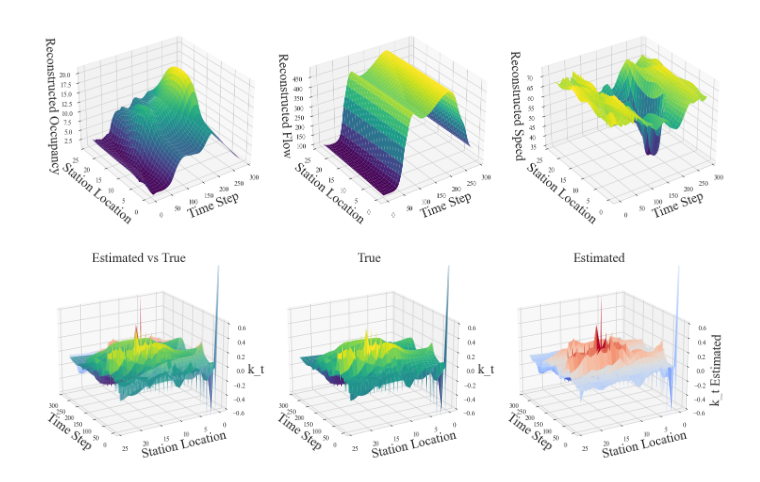
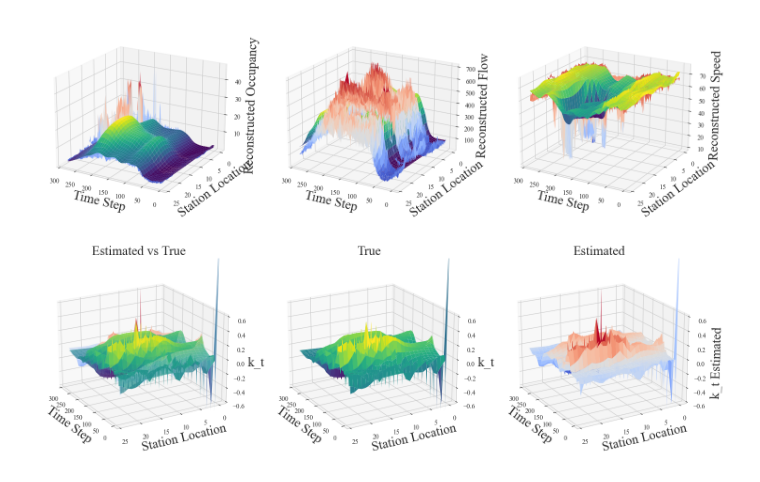
Before and after one commit to wzh96/Flow_PDE_FIND, a Jupyter notebook: Prediction.ipynb, the cells around one changed output. Cells and saved outputs as stored; diff of their text form; code cells hidden in the pictures.

```diff
--- a/Prediction.ipynb
+++ b/Prediction.ipynb
@@ -55,6 +55,16 @@ speed_recon['Station_Number'] = speed_recon['Station_Number'].astype(int)
 occupancy_recon_wide = occupancy_recon.pivot(index='Station_Number', columns='TimeStep', values='Occupancy')
 flow_recon_wide = flow_recon.pivot(index='Station_Number', columns='TimeStep', values='Flow')
 speed_recon_wide = speed_recon.pivot(index='Station_Number', columns='TimeStep', values='Speed')
+# %%
+# Load True Traffic data
+Flow = pd.read_csv('Data_Clean/Flow_all.csv',index_col='Station_PM')
+Occupancy = pd.read_csv('Data_Clean/Occupancy_all.csv',index_col='Station_PM')
+Speed = pd.read_csv('Data_Clean/Speed_all.csv',index_col='Station_PM')
+
+# Select the first 288 timestep
+Occupancy = 100*Occupancy.iloc[:,:288]
+Flow = Flow.iloc[:,:288]
+Speed = Speed.iloc[:,:288]
 # %%
 fig = plt.figure(figsize=(18, 9))
 plt.rcParams['font.family'] = 'Times New Roman'
@@ -62,48 +72,54 @@ plt.rcParams['font.family'] = 'Times New Roman'
 loc, time = occupancy_recon_wide.index.values, occupancy_recon_wide.columns.astype(int).values
 loc, time = np.meshgrid(loc, time)
 occu_values = occupancy_recon_wide.values.T
+occu_ori = Occupancy.values.T
 
 ax1 = fig.add_subplot(131, projection='3d')
-surf1 = ax1.plot_surface(time, loc, occu_values, cmap='viridis',linewidth=0.02, antialiased=True)
+surf1 = ax1.plot_surface(time, loc, occu_values, cmap='viridis',linewidth=0.02, alpha = 1, antialiased=True)
+surf2 = ax1.plot_surface(time, loc, occu_ori, cmap=cm.coolwarm,linewidth=0.02, alpha = 1, antialiased=True)
 
-ax1.view_init(elev=30, azim=235)
+ax1.view_init(elev=20, azim=120)
 ax1.set_xlabel('Time Step', fontsize = 20)
 ax1.set_ylabel('Station Location', fontsize = 20)
 ax1.set_zlabel('Reconstructed Occupancy', fontsize = 20)
 #ax1.set_title('Occupancy Reconstruction', fontsize = 16)
 
 
 loc, time = flow_recon_wide.index.values, flow_recon_wide.columns.astype(int).values
 loc, time = np.meshgrid(loc, time)
 flow_values = flow_recon_wide.values.T
+flow_ori = Flow.values.T
 
 ax2 = fig.add_subplot(132, projection='3d')
-surf2 = ax2.plot_surface(time, loc, flow_values, cmap='viridis',linewidth=0.02, antialiased=True)
+surf3 = ax2.plot_surface(time, loc, flow_values, cmap='viridis',linewidth=0.02, antialiased=True)
+surf4 = ax2.plot_surface(time, loc, flow_ori, cmap=cm.coolwarm,linewidth=0.02, alpha = 1, antialiased=True)
 
-ax2.view_init(elev=30, azim=235)
+ax2.view_init(elev=20, azim=120)
 ax2.set_xlabel('Time Step', fontsize = 20)
 ax2.set_ylabel('Station Location', fontsize = 20)
 ax2.set_zlabel('Reconstructed Flow', fontsize = 20)
 #ax2.set_title('Flow Reconstruction', fontsize = 16)
 
 
 loc, time = speed_recon_wide.index.values, speed_recon_wide.columns.astype(int).values
 loc, time = np.meshgrid(loc, time)
 speed_values = speed_recon_wide.values.T
+speed_ori = Speed.values.T
 
 ax3 = fig.add_subplot(133, projection='3d')
-surf3 = ax3.plot_surface(time, loc, speed_values, cmap='viridis',linewidth=0.02, antialiased=True)
+surf5 = ax3.plot_surface(time, loc, speed_values, cmap='viridis',linewidth=0.02, antialiased=True)
+surf6 = ax3.plot_surface(time, loc, speed_ori, cmap=cm.coolwarm,linewidth=0.02, alpha = 1, antialiased=True)
 
-ax3.view_init(elev=30, azim=235)
+ax3.view_init(elev=20, azim=120)
 ax3.set_xlabel('Time Step', fontsize = 20)
 ax3.set_ylabel('Station Location', fontsize = 20)
 ax3.set_zlabel('Reconstructed Speed', fontsize = 20)
 #ax3.set_title('Speed Reconstruction', fontsize = 16)
 #plt.tight_layout()
 plt.show()
 fig.savefig("Figures/Reconstruction_3D.png", dpi = 300)
 # %% [output]
-[figure, old version]
+[figure, new version]
 # %%
 k_t['TimeStep'] = k_t['TimeStep'].astype(int)
 k_t['Station_Number'] = k_t['Station_Number'].astype(int)
```
Also changed, not shown: 4 other files.
